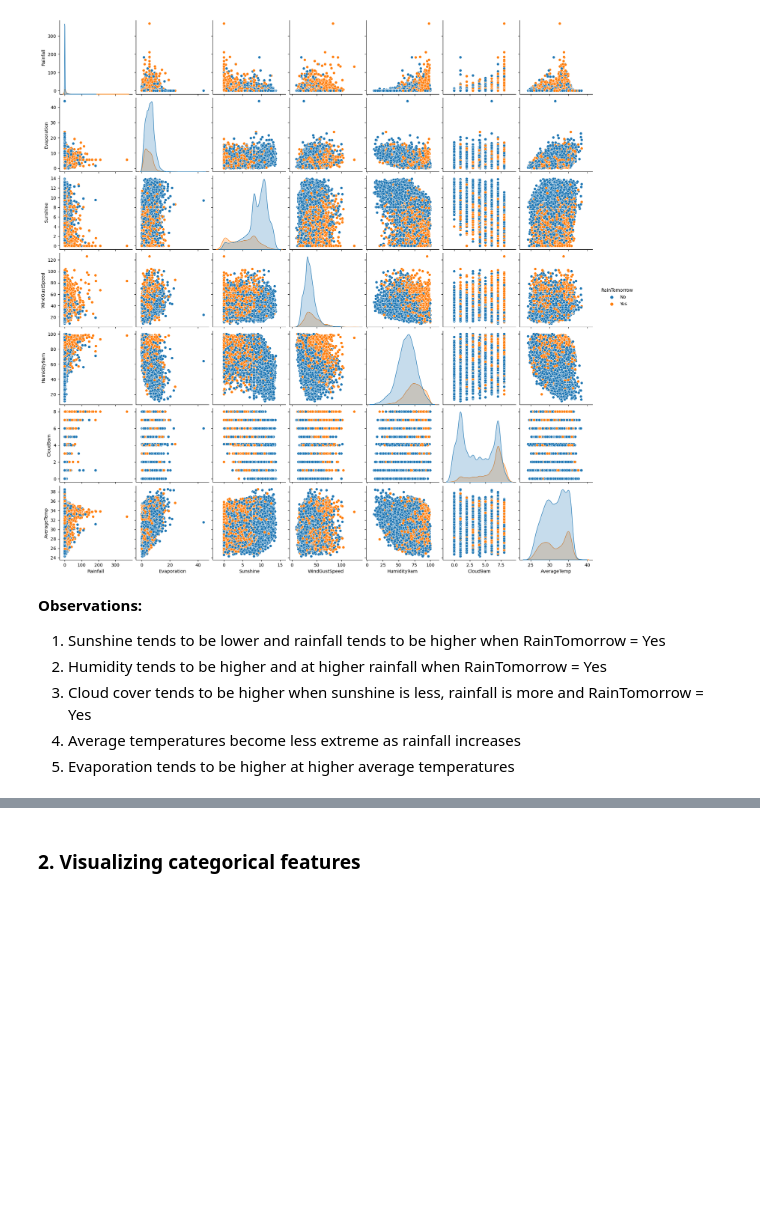
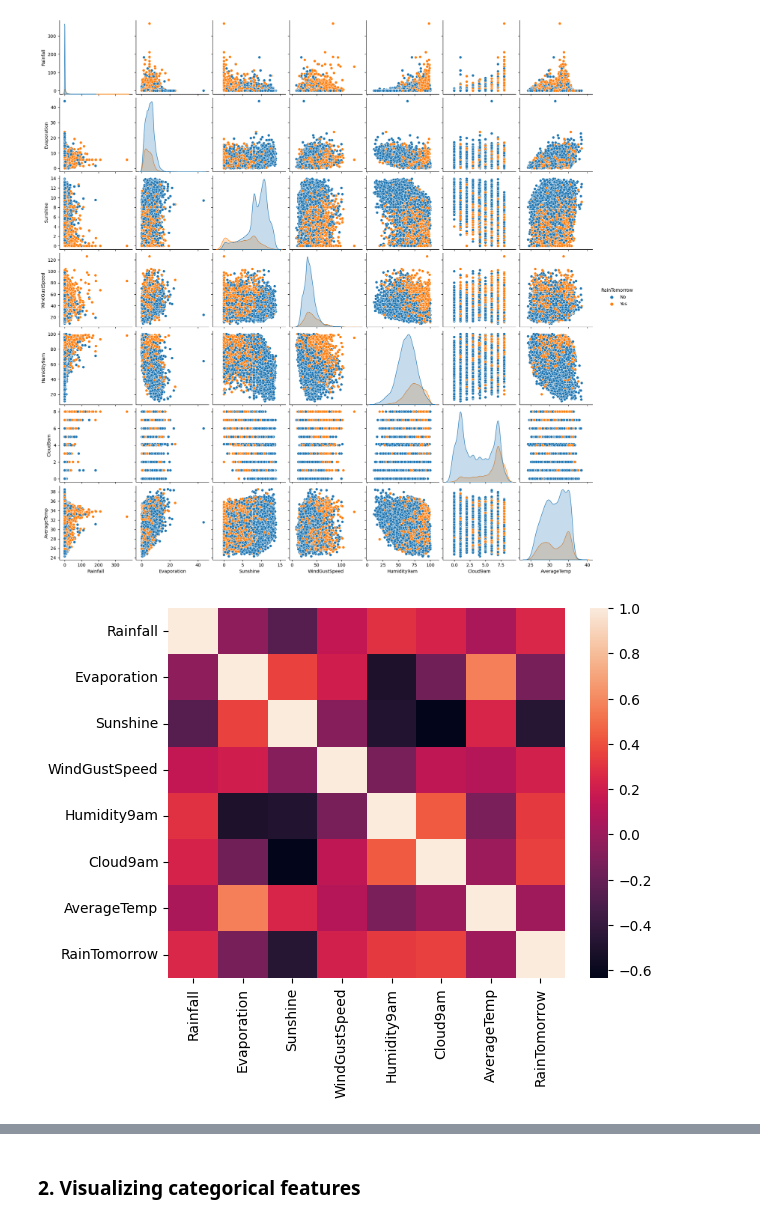
Before and after one commit to mangoomeh/aiap14-lim-rui-bing-056B, a Jupyter notebook: eda.ipynb, the cells around one changed output, grey strips where cells are left out. Cells and saved outputs as stored; diff of their text form; code cells hidden in the pictures; blank space fills up the shorter version.

```diff
--- a/eda.ipynb
+++ b/eda.ipynb
@@ -312,10 +312,8 @@ sns.pairplot(clean_df[columns_to_visualise], hue="RainTomorrow")
 plt.show()
 # %% [output]
 [figure]
-# %% [markdown]
-<b>Observations:</b>
-1. Sunshine tends to be lower and rainfall tends to be higher when RainTomorrow = Yes
-2. Humidity tends to be higher and at higher rainfall when RainTomorrow = Yes
-3. Cloud cover tends to be higher when sunshine is less, rainfall is more and RainTomorrow = Yes
-4. Average temperatures become less extreme as rainfall increases
-5. Evaporation tends to be higher at higher average temperatures
+# %%
+sns.heatmap(clean_df[columns_to_visualise].corr())
+plt.show()
+# %% [output]
+[figure, added]
```
Also changed, not shown: parts of 15 cells of this notebook.
